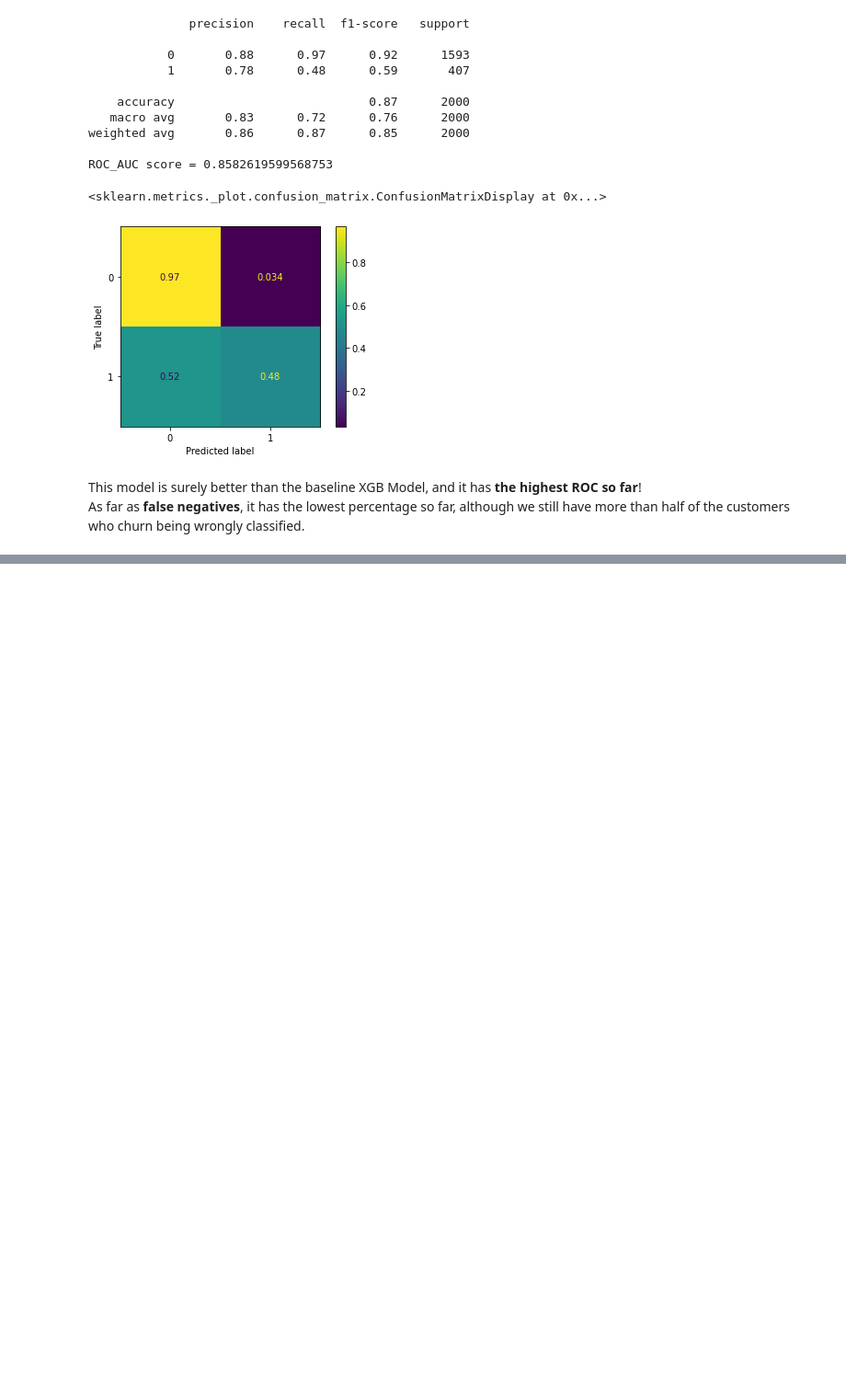
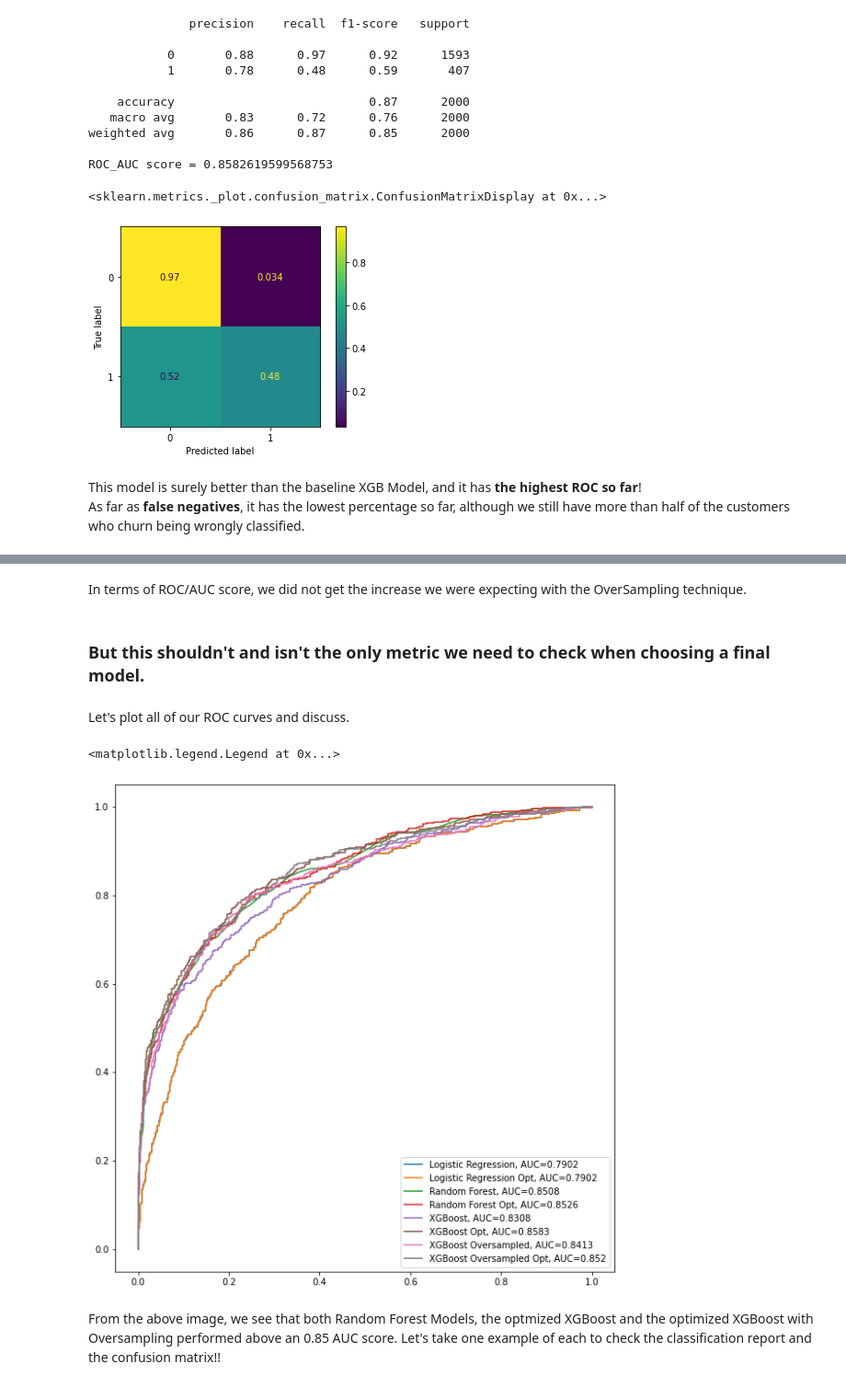
Before and after one commit to gperbone/Bank_Customer_Churn, a Jupyter notebook: bank_churn.ipynb, the cells around one changed output, grey strips where cells are left out. Shown at 92% size. Drawn from its saved outputs; the diff is of its cells as text; code cells hidden in the pictures; blank space fills up the shorter version.

Commit message:
final model and recommendations

```diff
--- a/bank_churn.ipynb
+++ b/bank_churn.ipynb
@@ -918,0 +1021,62 @@ dtype: float32
+# %% [markdown]
+In terms of ROC/AUC score, we did not get the increase we were expecting with the OverSampling technique.
+# %% [markdown]
+### **But this shouldn't and isn't the only metric we need to check when choosing a final model.**
+# %% [markdown]
+Let's plot all of our ROC curves and discuss.
+# %%
+#set up plotting area
+plt.figure(0, figsize=(10,10)).clf()
+
+#logistic regression
+y_pred = pipe_lr.predict_proba(X_test)[:, 1]
+fpr, tpr, _ = roc_curve(y_test, y_pred)
+auc = round(roc_auc_score(y_test, y_pred), 4)
+plt.plot(fpr,tpr,label="Logistic Regression, AUC="+str(auc))
+#logistic regression optmized
+y_pred = pipe_lr_opt.predict_proba(X_test)[:, 1]
+fpr, tpr, _ = roc_curve(y_test, y_pred)
+auc = round(roc_auc_score(y_test, y_pred), 4)
+plt.plot(fpr,tpr,label="Logistic Regression Opt, AUC="+str(auc))
+
+#random forest classifier
+y_pred = pipe_rfc.predict_proba(X_test)[:, 1]
+fpr, tpr, _ = roc_curve(y_test, y_pred)
+auc = round(roc_auc_score(y_test, y_pred), 4)
+plt.plot(fpr,tpr,label="Random Forest, AUC="+str(auc))
+#logistic regression optmized
+y_pred = pipe_rfc_opt.predict_proba(X_test)[:, 1]
+fpr, tpr, _ = roc_curve(y_test, y_pred)
+auc = round(roc_auc_score(y_test, y_pred), 4)
+plt.plot(fpr,tpr,label="Random Forest Opt, AUC="+str(auc))
+
+#XGBoost
+y_pred = pipe_xgb.predict_proba(X_test)[:, 1]
+fpr, tpr, _ = roc_curve(y_test, y_pred)
+auc = round(roc_auc_score(y_test, y_pred), 4)
+plt.plot(fpr,tpr,label="XGBoost, AUC="+str(auc))
+#XGBoost optmized
+y_pred = pipe_xgb_opt.predict_proba(X_test)[:, 1]
+fpr, tpr, _ = roc_curve(y_test, y_pred)
+auc = round(roc_auc_score(y_test, y_pred), 4)
+plt.plot(fpr,tpr,label="XGBoost Opt, AUC="+str(auc))
+
+#XGBoost with oversampling
+y_pred = pipe_xgb_ovr.predict_proba(X_test)[:, 1]
+fpr, tpr, _ = roc_curve(y_test, y_pred)
+auc = round(roc_auc_score(y_test, y_pred), 4)
+plt.plot(fpr,tpr,label="XGBoost Oversampled, AUC="+str(auc))
+#XGBoost with oversampling optmized
+y_pred = pipe_xgb_ovr_opt.predict_proba(X_test)[:, 1]
+fpr, tpr, _ = roc_curve(y_test, y_pred)
+auc = round(roc_auc_score(y_test, y_pred), 4)
+plt.plot(fpr,tpr,label="XGBoost Oversampled Opt, AUC="+str(auc))
+
+
+#add legend
+plt.legend()
+# %% [output]
+<matplotlib.legend.Legend at 0x...>
+[figure, added]
+# %% [markdown]
+From the above image, we see that both Random Forest Models, the optmized XGBoost and the optimized XGBoost with Oversampling performed above an 0.85 AUC score. Let's take one example of each to check the classification report and the confusion matrix!!
```
Also changed, not shown: parts of 44 cells of this notebook, 1 other file.
